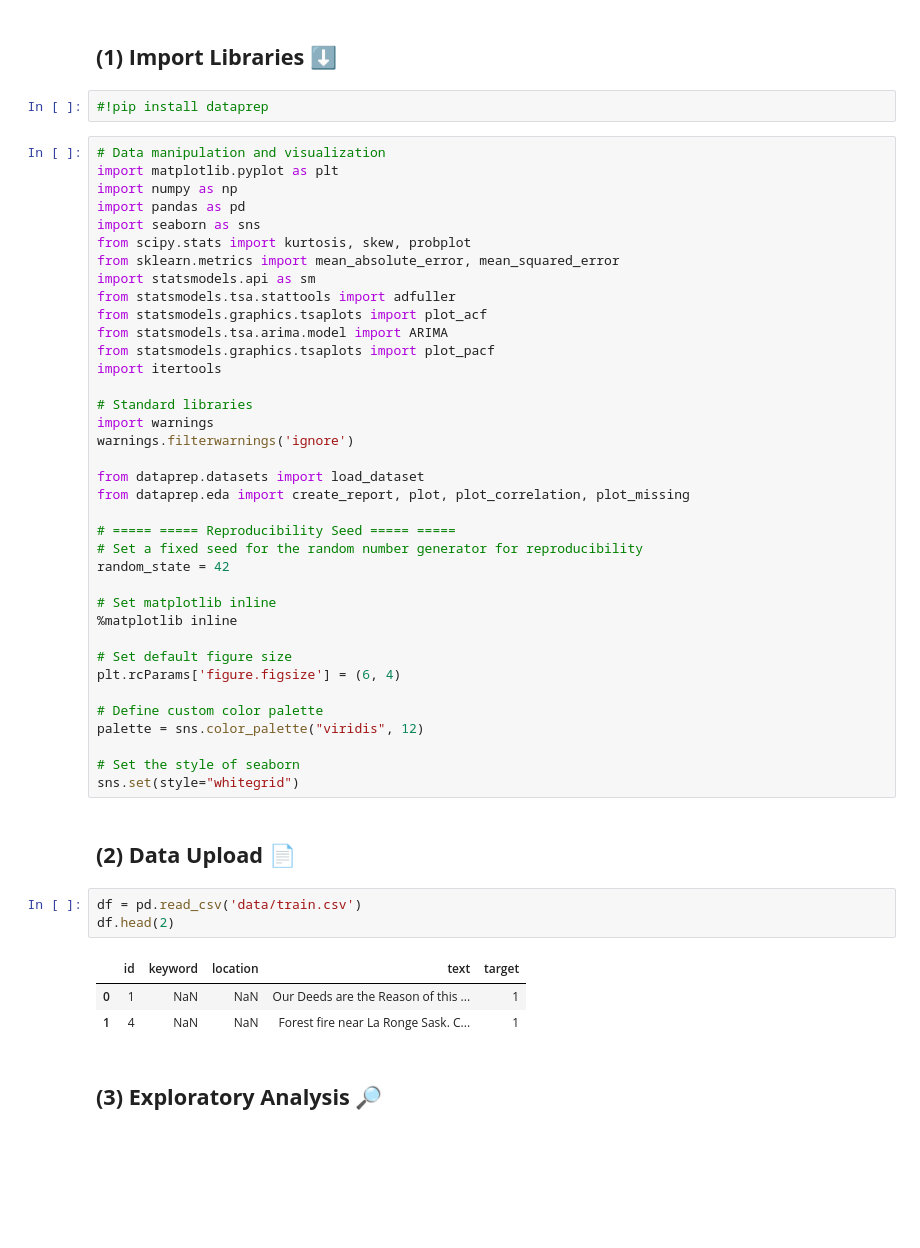
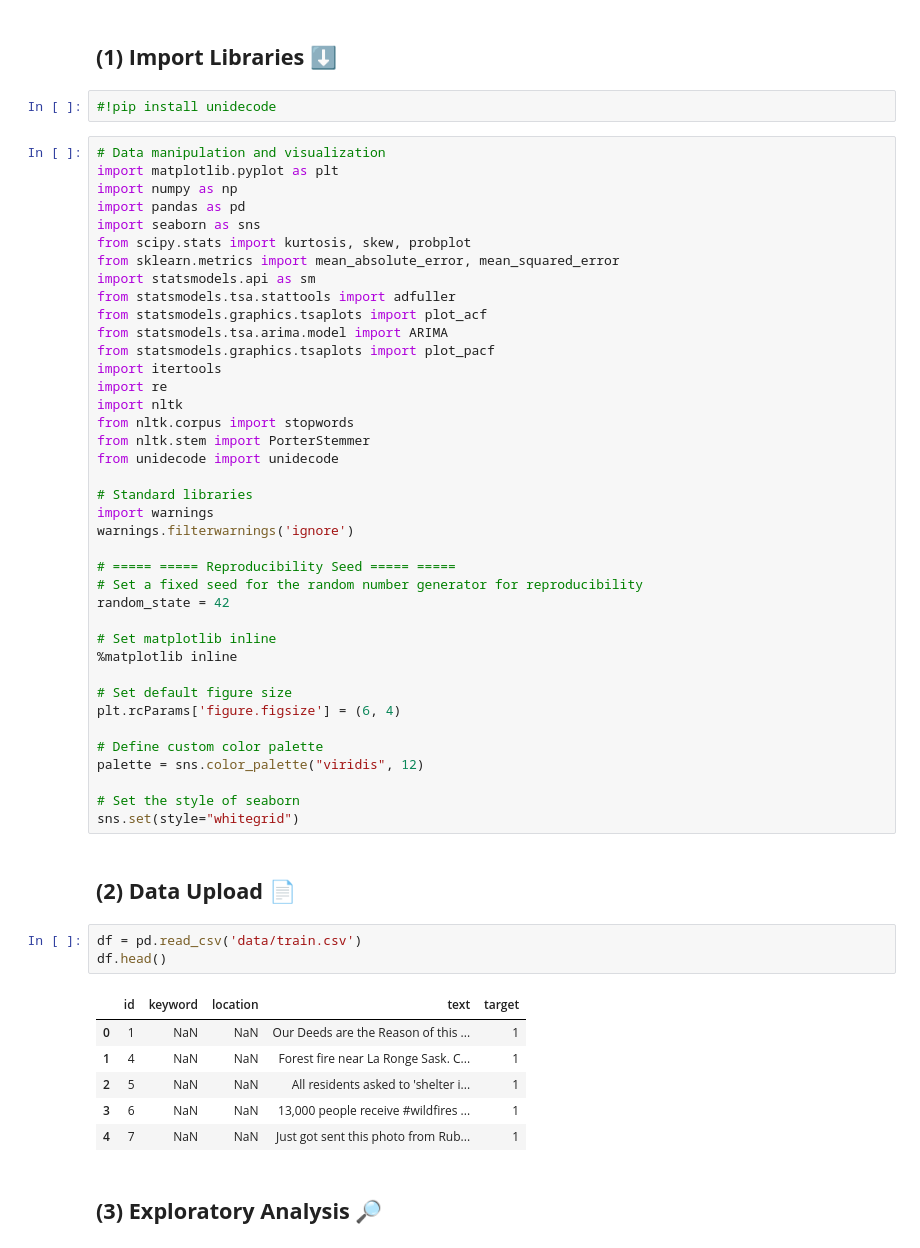
Before and after one commit to Andrea-gt/tweet-classification, a Jupyter notebook: tweet_classification.ipynb, the cells around one changed output. Saved outputs shown, nothing was run; the diff lists cells and outputs as text; blank space fills up the shorter version.

```diff
--- a/tweet_classification.ipynb
+++ b/tweet_classification.ipynb
@@ -11,7 +11,7 @@ Lorem ipsum dolor sit amet, consectetur adipiscing elit. Proin semper, sem ut pu
 # %% [markdown]
 ## **(1) Import Libraries** ⬇️
 # %%
-#!pip install dataprep
+#!pip install unidecode
 # %%
 # Data manipulation and visualization
 import matplotlib.pyplot as plt
@@ -26,13 +26,15 @@ from statsmodels.graphics.tsaplots import plot_acf
 from statsmodels.tsa.arima.model import ARIMA
 from statsmodels.graphics.tsaplots import plot_pacf
 import itertools
+import re
+import nltk
+from nltk.corpus import stopwords
+from nltk.stem import PorterStemmer
+from unidecode import unidecode
 
 # Standard libraries
 import warnings
 warnings.filterwarnings('ignore')
-
-from dataprep.datasets import load_dataset
-from dataprep.eda import create_report, plot, plot_correlation, plot_missing
 
 # ===== ===== Reproducibility Seed ===== =====
 # Set a fixed seed for the random number generator for reproducibility
@@ -53,11 +55,14 @@ sns.set(style="whitegrid")
 ## **(2) Data Upload** 📄
 # %%
 df = pd.read_csv('data/train.csv')
-df.head(2)
+df.head()
 # %% [output]
 |  | id | keyword | location | text | target |
 | 0 | 1 | NaN | NaN | Our Deeds are the Reason of this ... | 1 |
 | 1 | 4 | NaN | NaN | Forest fire near La Ronge Sask. C... | 1 |
+| 2 | 5 | NaN | NaN | All residents asked to 'shelter i... | 1 |
+| 3 | 6 | NaN | NaN | 13,000 people receive #wildfires ... | 1 |
+| 4 | 7 | NaN | NaN | Just got sent this photo from Rub... | 1 |
 # %% [markdown]
 ## **(3) Exploratory Analysis** 🔎
 # %% [markdown]
```
Also changed, not shown: parts of 26 cells of this notebook.
